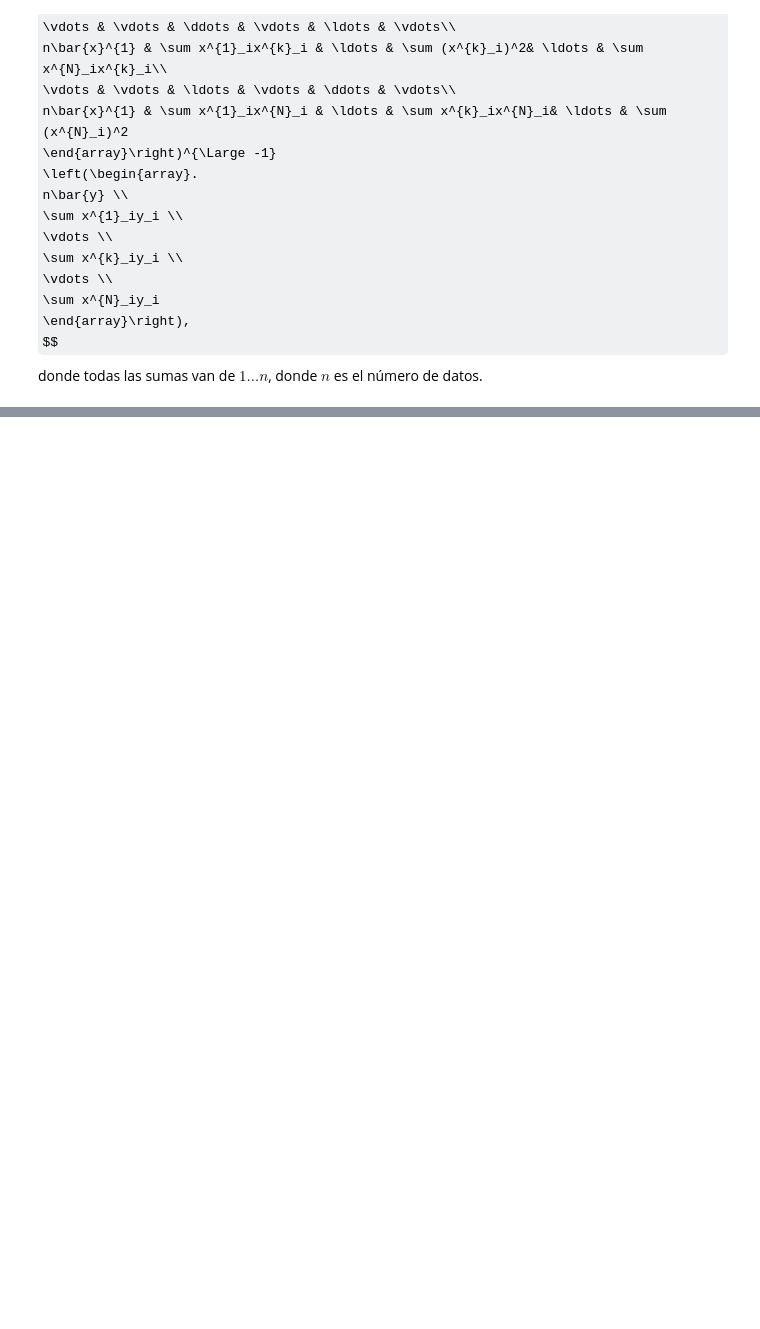
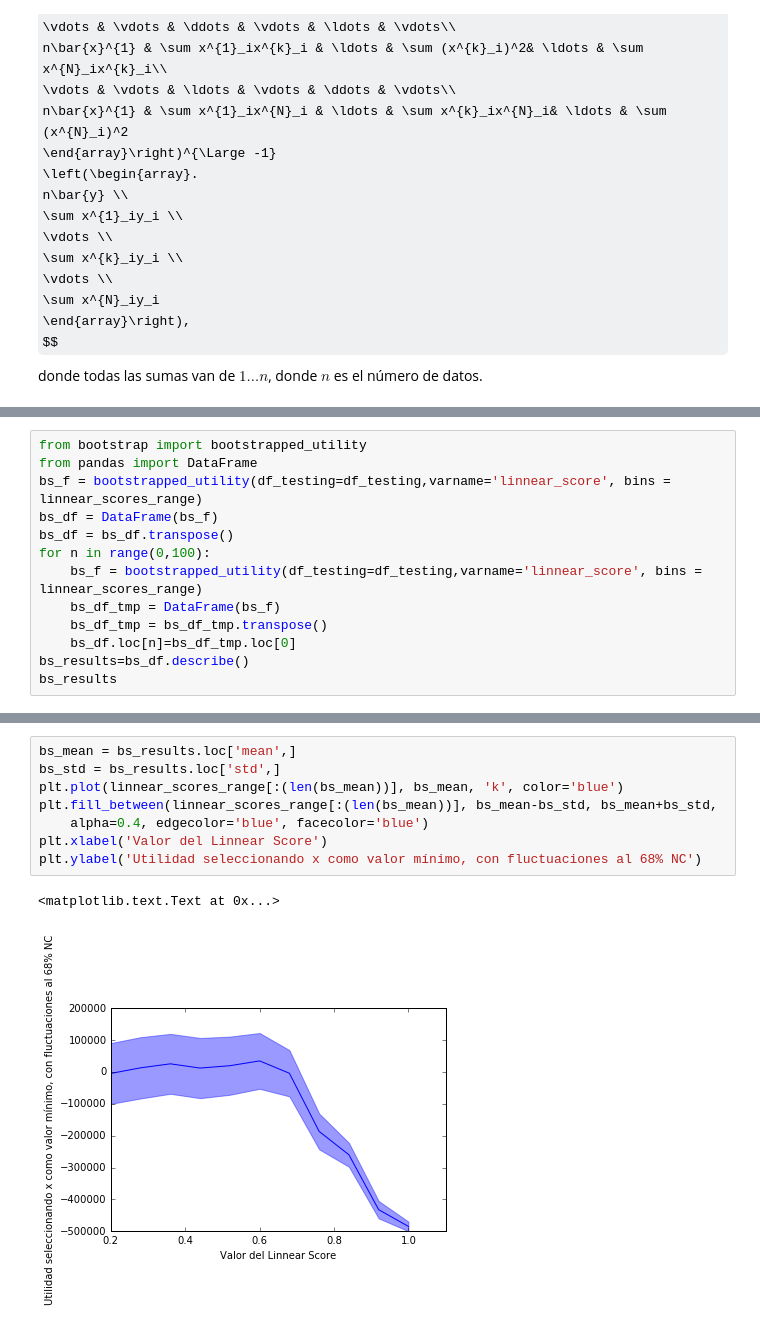
Before and after one commit to hackerschoolmty/Programa-Data-Science, a Jupyter notebook: 5.- Aprendizaje automático/5.- Sesión 2 Aprendizaje automático avanzado.ipynb, the cells around one changed output, grey strips where cells are left out. Cells and saved outputs as stored; diff of their text form; some formulas as TeX source; blank space fills up the shorter version.

```diff
--- a/5.- Aprendizaje automático/5.- Sesión 2 Aprendizaje automático avanzado.ipynb
+++ b/5.- Aprendizaje automático/5.- Sesión 2 Aprendizaje automático avanzado.ipynb
@@ -54,0 +123,13 @@ donde todas las sumas van de $1\ldots n$, donde $n$ es el número de datos.
+# %%
+from bootstrap import bootstrapped_utility
+from pandas import DataFrame
+bs_f = bootstrapped_utility(df_testing=df_testing,varname='linnear_score', bins = linnear_scores_range)
+bs_df = DataFrame(bs_f)
+bs_df = bs_df.transpose()
+for n in range(0,100):
+    bs_f = bootstrapped_utility(df_testing=df_testing,varname='linnear_score', bins = linnear_scores_range)
+    bs_df_tmp = DataFrame(bs_f)
+    bs_df_tmp = bs_df_tmp.transpose()
+    bs_df.loc[n]=bs_df_tmp.loc[0]
+bs_results=bs_df.describe()
+bs_results
@@ -54,0 +146,11 @@ donde todas las sumas van de $1\ldots n$, donde $n$ es el número de datos.
+# %%
+bs_mean = bs_results.loc['mean',]
+bs_std = bs_results.loc['std',]
+plt.plot(linnear_scores_range[:(len(bs_mean))], bs_mean, 'k', color='blue')
+plt.fill_between(linnear_scores_range[:(len(bs_mean))], bs_mean-bs_std, bs_mean+bs_std,
+    alpha=0.4, edgecolor='blue', facecolor='blue')
+plt.xlabel('Valor del Linnear Score')
+plt.ylabel('Utilidad seleccionando x como valor mínimo, con fluctuaciones al 68% NC')
+# %% [output]
+<matplotlib.text.Text at 0x...>
+[figure, added]
```
Also changed, not shown: parts of 5 cells of this notebook, 1 other file.
